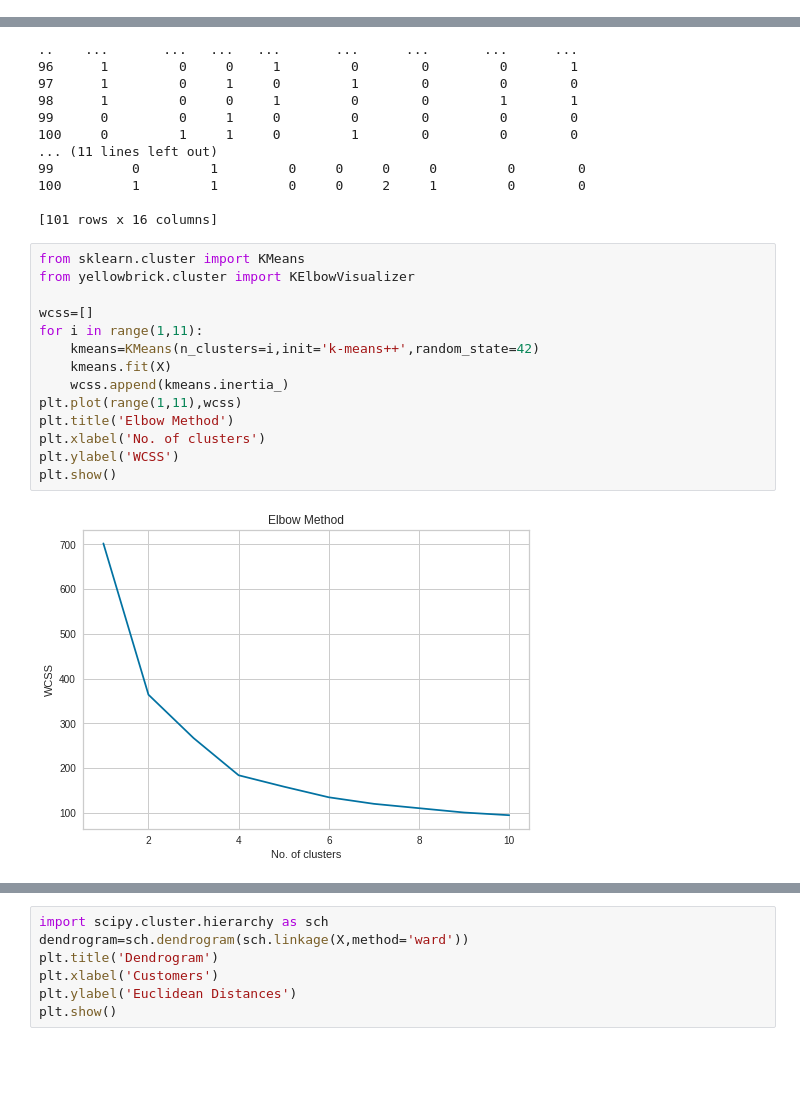
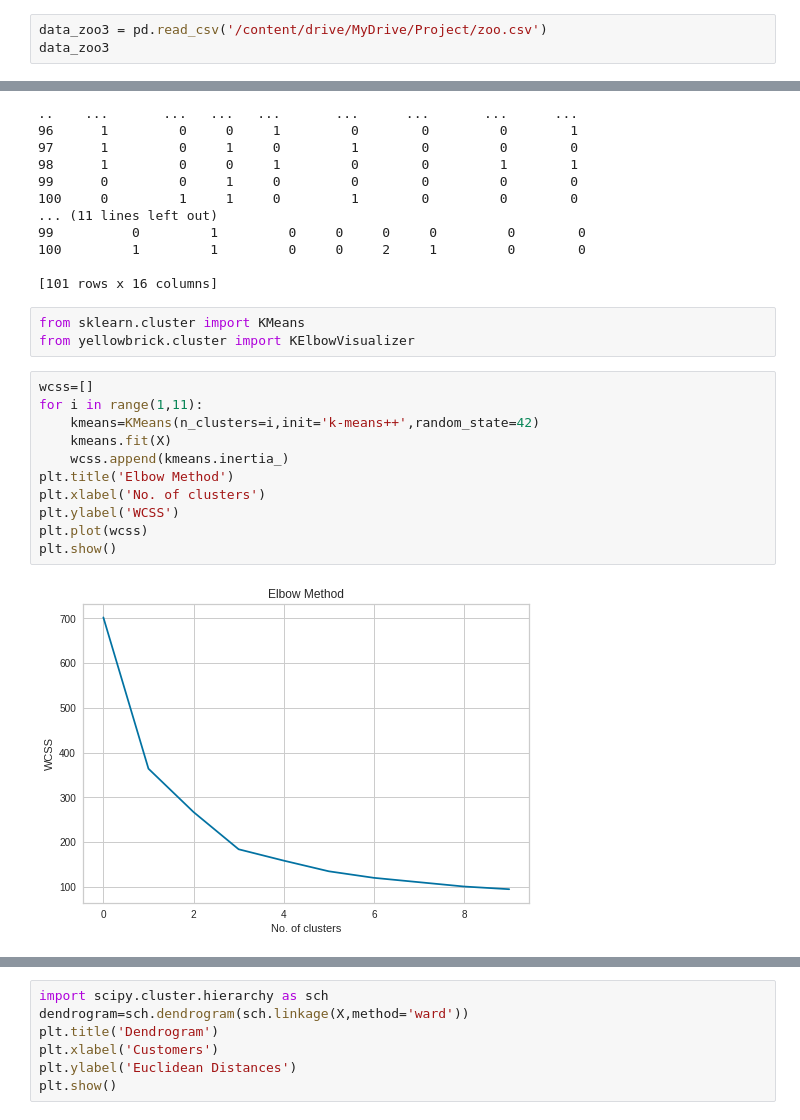
Before and after one commit to Phimphakanph22/bsc_dpdm22, a Jupyter notebook: Project_DataMining.ipynb, the cells around one changed output, grey strips where cells are left out. Cells and saved outputs as stored; diff of their text form; blank space fills up the shorter version.

Commit message:
Final Project

```diff
--- a/Project_DataMining.ipynb
+++ b/Project_DataMining.ipynb
@@ -343,0 +334,3 @@ data_zoo3
+# %%
+data_zoo3 = pd.read_csv('/content/drive/MyDrive/Project/zoo.csv')
+data_zoo3
@@ -364,19 +371,19 @@ print(X)
 100         1         1         0     0     2     1         0        0
 
 [101 rows x 16 columns]
+# %%
+from sklearn.cluster import KMeans
+from yellowbrick.cluster import KElbowVisualizer
 # %%
-from sklearn.cluster import KMeans
-from yellowbrick.cluster import KElbowVisualizer
-
 wcss=[]
 for i in range(1,11):
     kmeans=KMeans(n_clusters=i,init='k-means++',random_state=42)
     kmeans.fit(X)
     wcss.append(kmeans.inertia_)
-plt.plot(range(1,11),wcss)
 plt.title('Elbow Method')
 plt.xlabel('No. of clusters')
 plt.ylabel('WCSS')
+plt.plot(wcss)
 plt.show()
 # %% [output]
-[figure, old version]
+[figure, new version]
```
Also changed, not shown: parts of 43 cells of this notebook.
